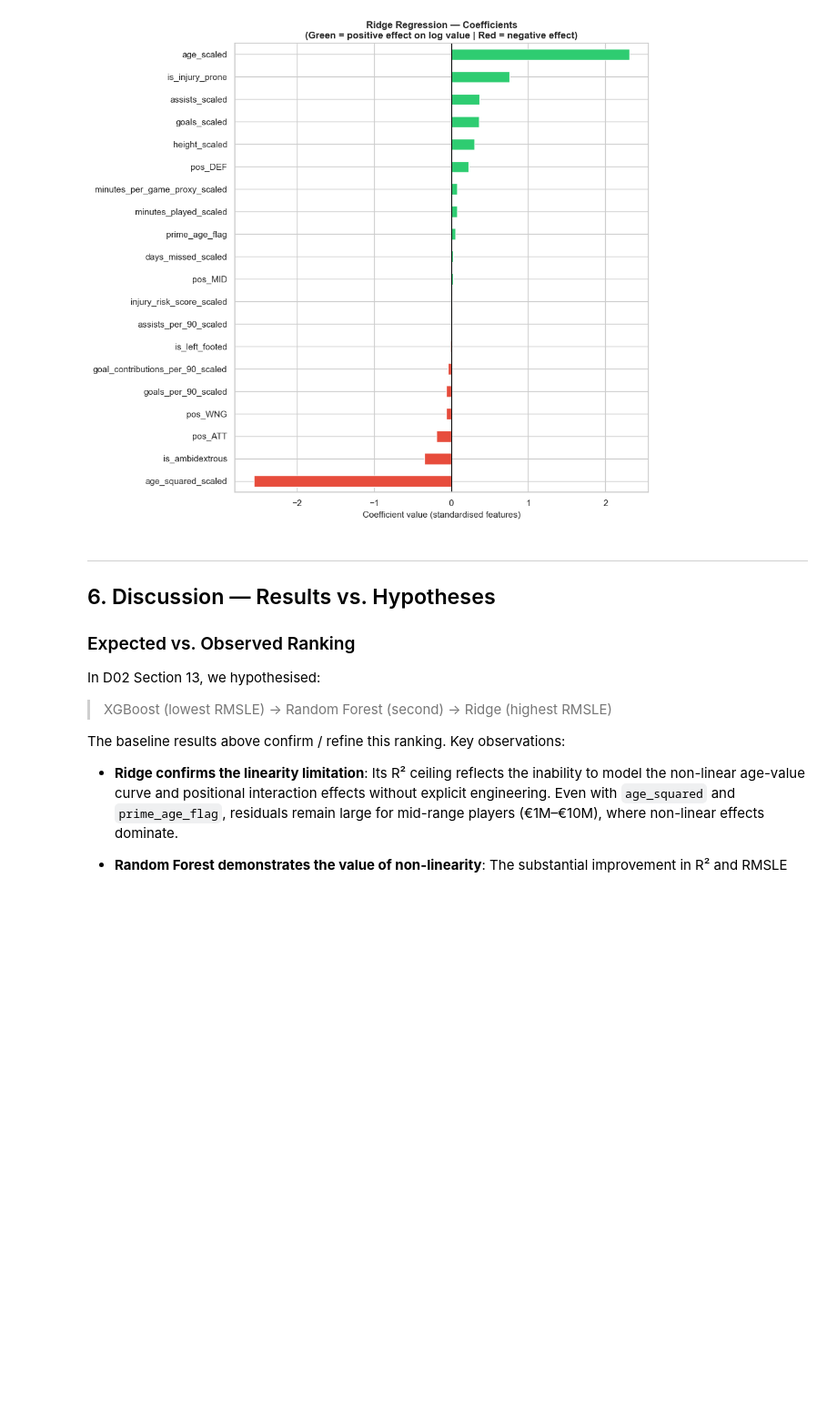
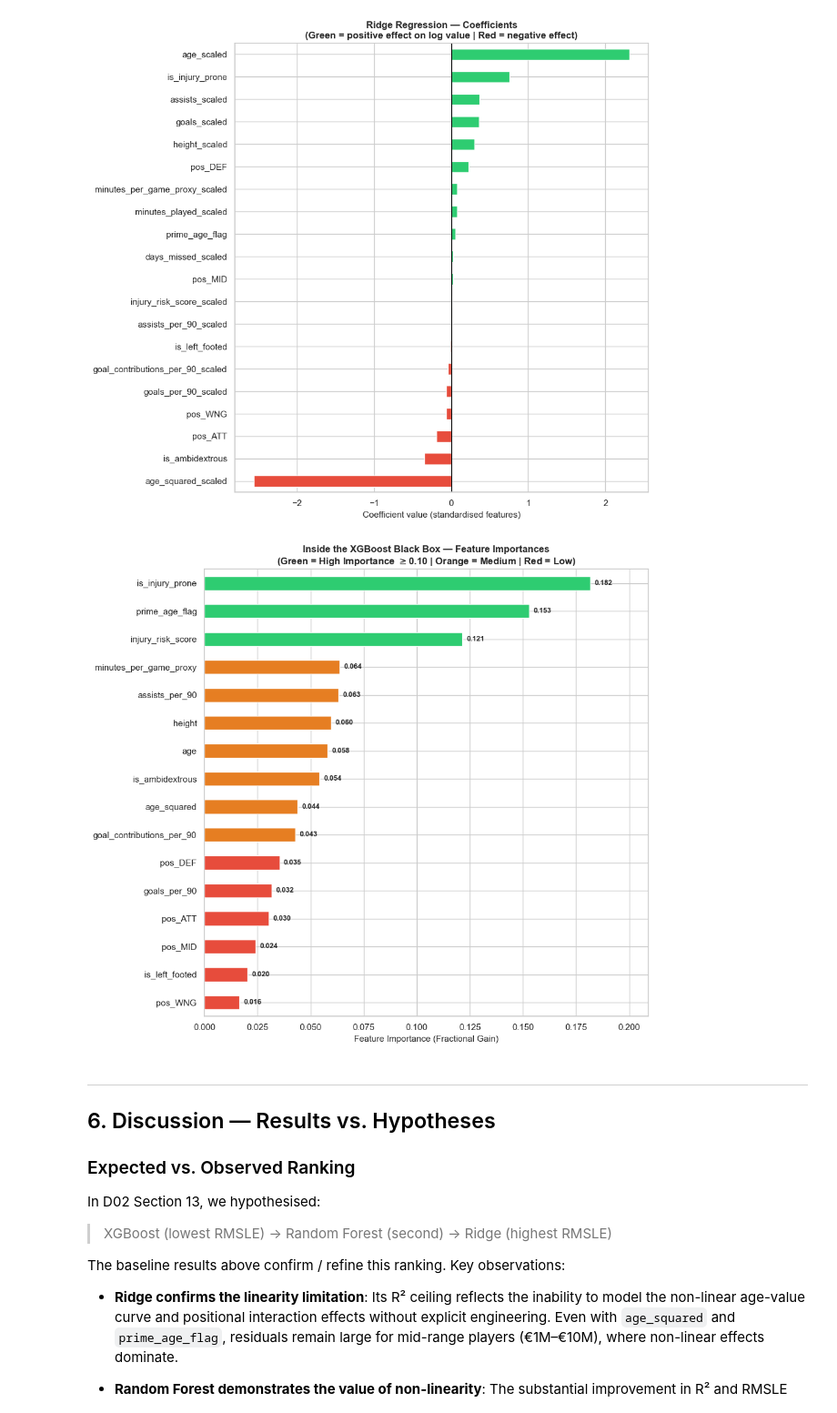
Before and after one commit to mjk2105/ml-poc-project, a Jupyter notebook: notebooks/D03-Model-Selection.ipynb, the cells around one changed output. Shown at 91% size. Drawn from its saved outputs; the diff is of its cells as text; code cells hidden in the pictures; blank space fills up the shorter version.

```diff
--- a/notebooks/D03-Model-Selection.ipynb
+++ b/notebooks/D03-Model-Selection.ipynb
@@ -539,3 +539,20 @@ print(summary.to_string(index=False))
 Ridge Regression   1.3506 €1,762,667 0.2774
    Random Forest   1.3224 €1,725,393 0.3072
          XGBoost   1.3105 €1,706,389 0.3197
+# %%
+import pickle
+
+# 1. Save Ridge Regression baseline model
+with open("../models/ridge_model.pkl", "wb") as f:
+    pickle.dump(ridge_model, f)
+
+# 2. Save Champion XGBoost model
+with open("../models/xgb_model.json", "wb") as f:
+    # XGBoost models can be cleanly saved directly as JSON
+    xgb_model.save_model("../models/xgb_model.json")
+
+# Save Random Forest model
+with open("../models/rf_model.pkl", "wb") as f:
+    pickle.dump(rf_model, f)
+
+print("Models successfully exported to the physical models/ folder!")
@@ -650,6 +669,38 @@ plt.tight_layout()
 plt.show()
 # %% [output]
 [figure]
+# %%
+# Chart 5: XGBoost Feature Importance plot — shows the relative gain of each feature
+xgb_trained = results_xgb['trained_model']
+importance_series = pd.Series(xgb_trained.feature_importances_, index=FEATURES_TREE)
+importance_series = importance_series.sort_values()
+
+# Apply the presentation tier colors from your slides:
+# High (>= 0.10) = green, Medium (0.04 - 0.10) = orange, Low (< 0.04) = red
+colors_imp = []
+for val in importance_series.values:
+    if val >= 0.10:
+        colors_imp.append('#2ecc71')   # High importance green
+    elif val >= 0.04:
+        colors_imp.append('#e67e22')   # Medium importance orange
+    else:
+        colors_imp.append('#e74c3c')   # Low importance red
+
+plt.figure(figsize=(10, 9))
+importance_series.plot(kind='barh', color=colors_imp)
+
+# Add value labels next to the horizontal bars for absolute clarity
+for index, value in enumerate(importance_series.values):
+    plt.text(value + 0.002, index, f"{value:.3f}", va='center', fontsize=9, fontweight='semibold')
+
+plt.xlabel('Feature Importance (Fractional Gain)', fontsize=11)
+plt.title("Inside the XGBoost Black Box — Feature Importances\n(Green = High Importance $\geq$0.10 | Orange = Medium | Red = Low)",
+          fontsize=12, fontweight='bold')
+plt.xlim(0, max(importance_series.values) * 1.15) # Leave room for text labels
+plt.tight_layout()
+plt.show()
+# %% [output]
+[figure, added]
 # %% [markdown]
 ---
 ## 6. Discussion — Results vs. Hypotheses
```
Also changed, not shown: parts of 1 cell of this notebook, 1 other file.
